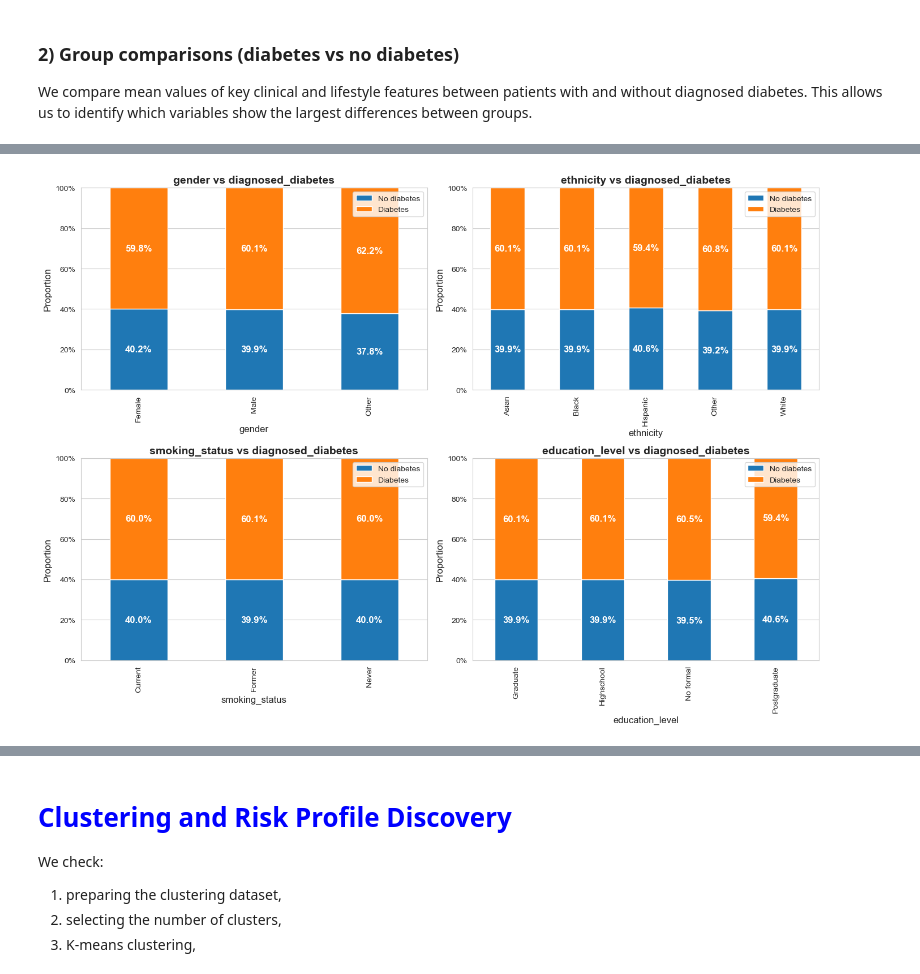
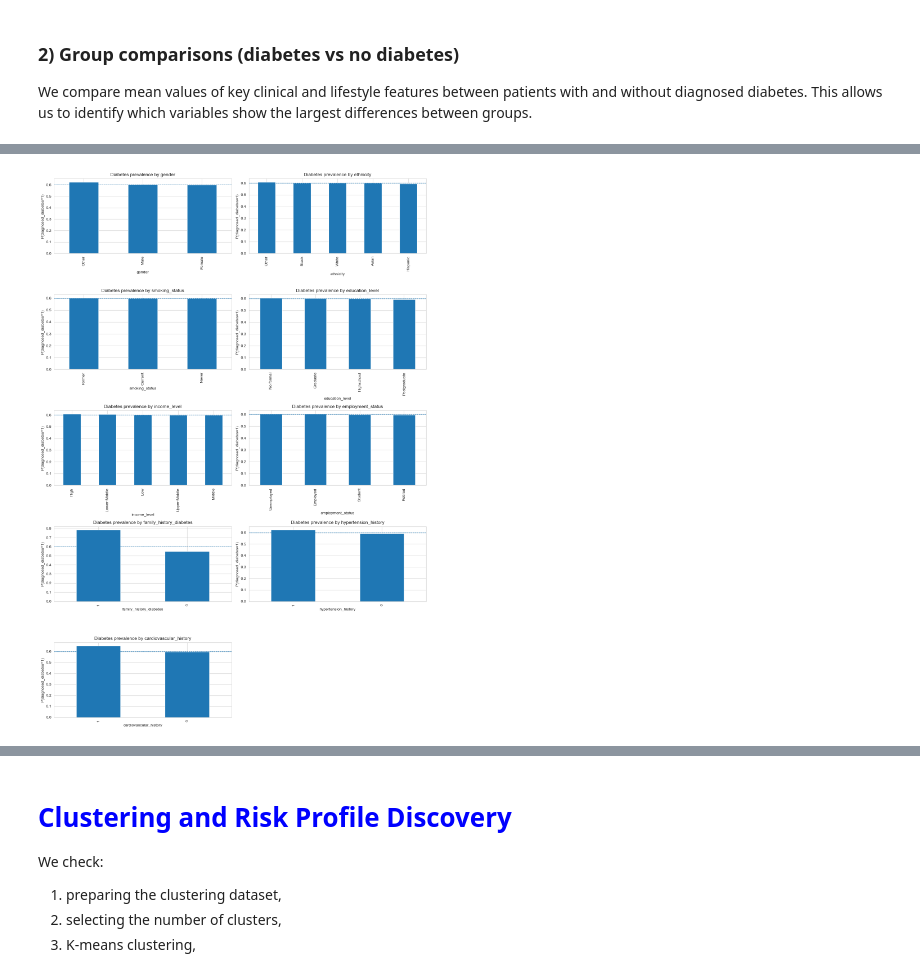
Before and after one commit to sofiaapri/IDS2025-Diabetes-Prediction, a Jupyter notebook: notebooks/EDA.ipynb, the cells around one changed output, grey strips where cells are left out. Drawn from its saved outputs; the diff is of its cells as text; code cells hidden in the pictures.

```diff
--- a/notebooks/EDA.ipynb
+++ b/notebooks/EDA.ipynb
@@ -3,3 +16,8 @@
+# %%
+LAB_MARKERS = ["glucose_fasting", "glucose_postprandial", "insulin_level", "hba1c", 'diabetes_risk_score']
+df_before = pd.read_csv("../data/diabetes_dataset.csv")
+
+df = df_before.drop(columns=[c for c in LAB_MARKERS if c in df_before.columns]).copy()
 # %% [markdown]
 <h1 style="color: blue;">Data quality checks</h1>
 
@@ -16,7 +29,4 @@ import seaborn as sns
 # %%
-# Load data
-df = pd.read_csv("../data/diabetes_dataset.csv")
-
 print("Shape:", df.shape)
 df.head()
 # %% [output]
@@ -69,0 +84,11 @@ The binary target `diagnosed_diabetes` is slightly imbalanced: about 60% of pati
+# %%
+df_original = df.copy()
+
+df = df[df["diabetes_stage"].isin(["No Diabetes", "Pre-Diabetes", "Type 2"])].copy()
+
+df_before = df_original.shape[0]
+df_after = df.shape[0]
+
+print("Removed rows:", df_before - df_after)
+print("Removed %:", round((df_before - df_after) / df_before * 100, 3), "%")
+print("New shape:", df.shape)
@@ -313,65 +315,28 @@ We examine how diabetes prevalence differs across demographic and behavioural ca
 # %%
-# 4) Categorical variables and diabetes prevalence
+cat_cols = ["gender","ethnicity","smoking_status","education_level",
+            "income_level","employment_status",
+            "family_history_diabetes","hypertension_history","cardiovascular_history"]
+cat_cols = [c for c in cat_cols if c in df.columns]
 
-cat_cols = ["gender", "ethnicity", "smoking_status", "education_level"]
-
-fig, axes = plt.subplots(2, 2, figsize=(14, 10))
-axes = axes.flatten()
+cols = 2
+rows = int(np.ceil(len(cat_cols) / cols))
+fig, axes = plt.subplots(rows, cols, figsize=(14, 4*rows))
+axes = np.array(axes).reshape(-1)
 
 for ax, col in zip(axes, cat_cols):
+    prev = df.groupby(col)["diagnosed_diabetes"].mean().sort_values(ascending=False)
+    prev.plot(kind="bar", ax=ax)
+    ax.axhline(df["diagnosed_diabetes"].mean(), linestyle="--", linewidth=1)  # overall baseline
+    ax.set_title(f"Diabetes prevalence by {col}")
+    ax.set_ylabel("P(diagnosed_diabetes=1)")
+    ax.set_xlabel(col)
 
-    ct = pd.crosstab(df[col], df["diagnosed_diabetes"], normalize="index")
-
-    ct.plot(
-        kind="bar",
-        stacked=True,
-        ax=ax
-    )
-
-    ax.set_title(f"{col} vs diagnosed_diabetes", fontsize=14, fontweight="bold")
-    ax.set_ylabel("Proportion", fontsize=12)
-    ax.set_xlabel(col, fontsize=12)
-    ax.legend(["No diabetes", "Diabetes"], loc="upper right", fontsize=10)
-
-    # Adding the percentage
-    for i, category in enumerate(ct.index):
-        no_diab = ct.loc[category, 0]
-        diab = ct.loc[category, 1]
-
-        label_fontsize = 12
-        label_weight = "bold"
-
-
-        ax.text(
-            i,
-            no_diab / 2,
-            f"{no_diab*100:.1f}%",
-            ha="center",
-            va="center",
-            color="white" if no_diab > 0.15 else "black",
-            fontsize=label_fontsize,
-            fontweight=label_weight
-        )
-
-        ax.text(
-            i,
-            no_diab + diab/2,
-            f"{diab*100:.1f}%",
-            ha="center",
-            va="center",
-            color="white" if diab > 0.15 else "white",
-            fontsize=label_fontsize,
-            fontweight=label_weight
-        )
-
-        ax.set_ylim(0, 1)
-        yticks = [0.0, 0.2, 0.4, 0.6, 0.8, 1.0]
-        ax.set_yticks(yticks)
-        ax.set_yticklabels([f"{int(t*100)}%" for t in yticks])
+for ax in axes[len(cat_cols):]:
+    ax.axis("off")
 
 plt.tight_layout()
 plt.show()
 # %% [output]
-[figure, old version]
+[figure, new version]
 # %% [markdown]
 #### Results
```
Also changed, not shown: parts of 38 cells of this notebook.
